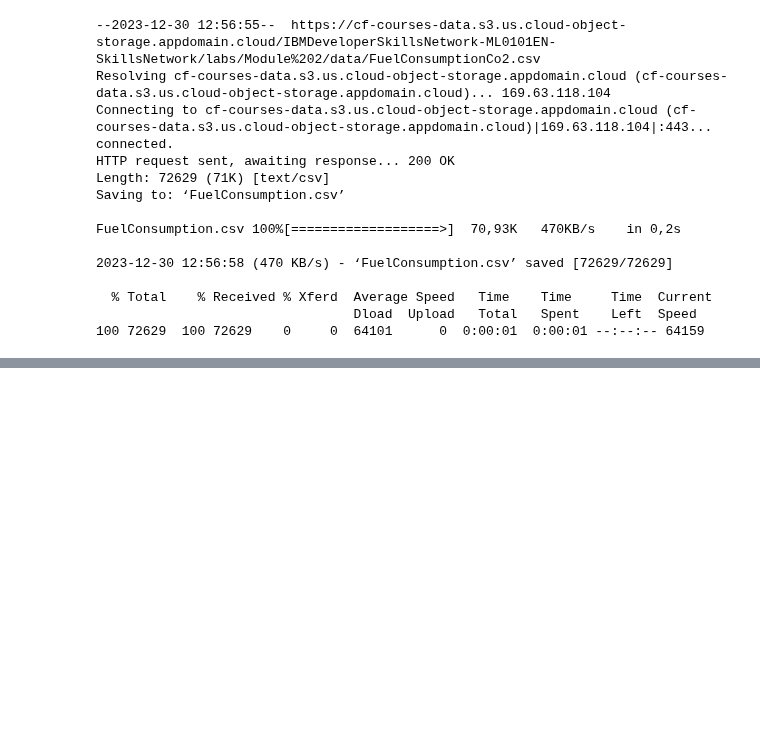
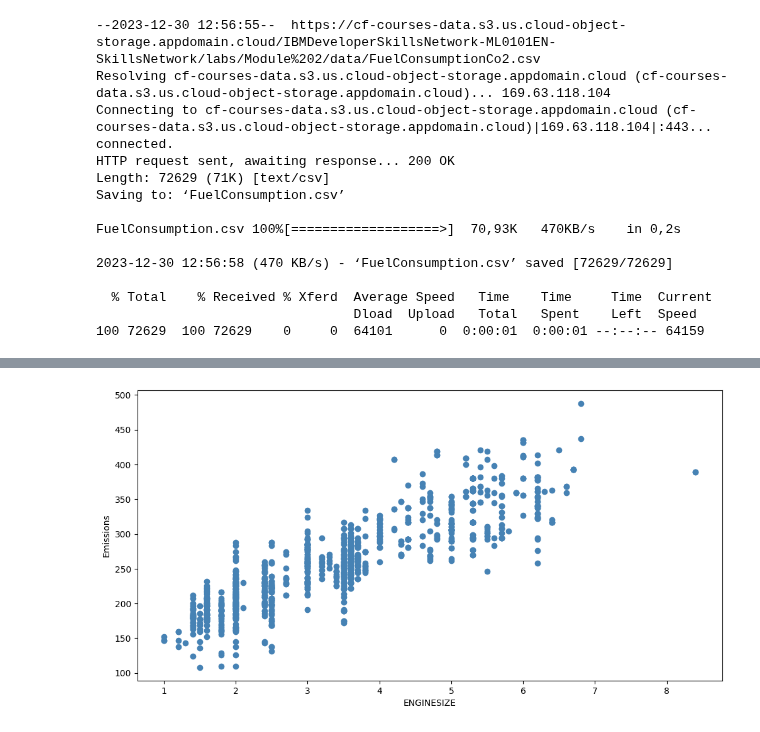
Before and after one commit to Ada-Lovelace-Akademi/data-science, a Jupyter notebook: week-6/6-example.ipynb, the cells around one changed output, grey strips where cells are left out. Saved outputs shown, nothing was run; the diff lists cells and outputs as text; code cells hidden in the pictures; blank space fills up the shorter version.

```diff
--- a/week-6/6-example.ipynb
+++ b/week-6/6-example.ipynb
@@ -25,0 +80,7 @@ FuelConsumption.csv 100%[===================>]  70,93K   470KB/s    in 0,2s
+# %%
+plt.scatter(cdf.ENGINESIZE, cdf.CO2EMISSIONS, color="steelblue")
+plt.xlabel("ENGINESIZE")
+plt.ylabel("Emissions")
+plt.show()
+# %% [output]
+[figure, added]
```
Also changed, not shown: parts of 17 cells of this notebook.
